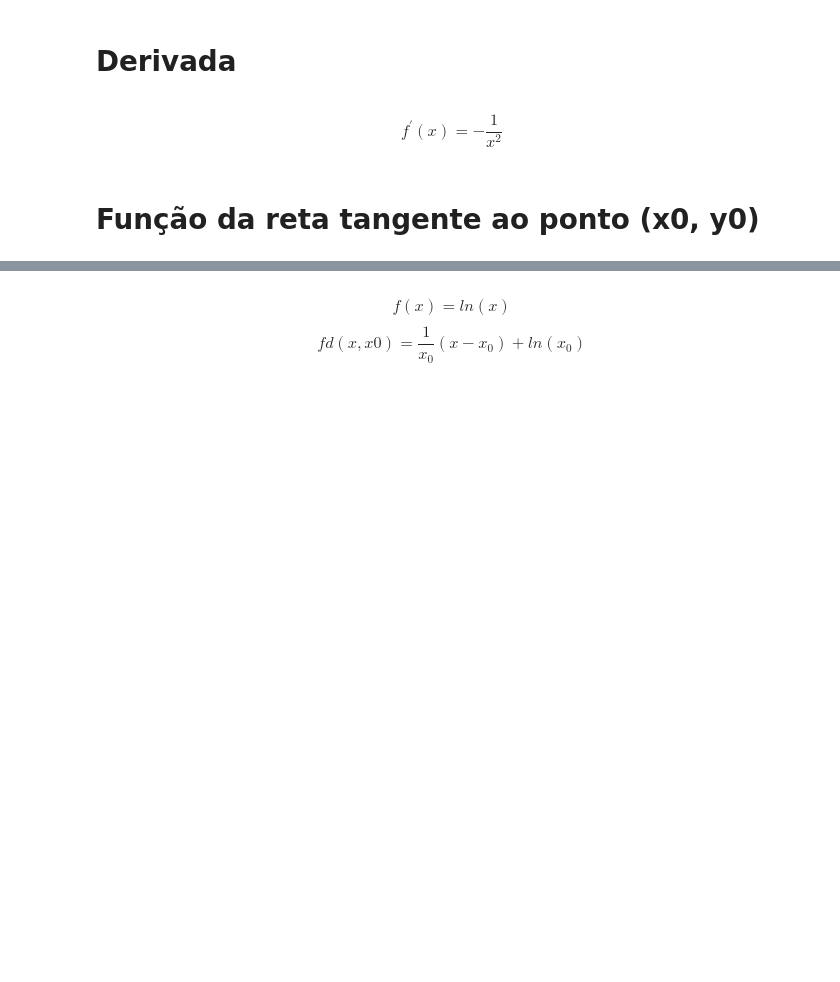
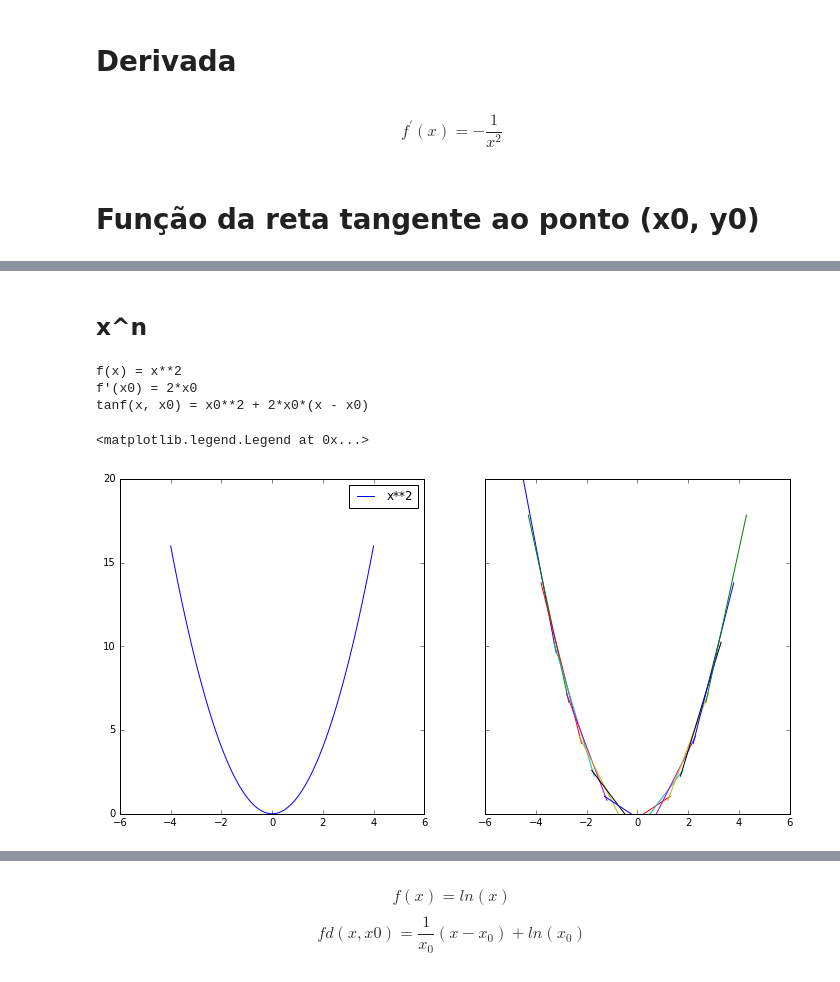
Before and after one commit to abevieiramota/learning-calculus, a Jupyter notebook: notebook/Rate of Change.ipynb, the cells around one changed output, grey strips where cells are left out. Drawn from its saved outputs; the diff is of its cells as text; code cells hidden in the pictures; blank space fills up the shorter version.

```diff
--- a/notebook/Rate of Change.ipynb
+++ b/notebook/Rate of Change.ipynb
@@ -173,0 +74,22 @@ plot_derivative(f, fd, xlim=(-10, 3), ylim=(-1, 10), n_retas=40)
+# %% [markdown]
+## x^n
+# %%
+f = 'x^2'
+xlim = (-4, 4)
+ylim = (0, 20)
+figsize = (12, 6)
+# figure
+fig, (ax1, ax2) = plt.subplots(1, 2, figsize=figsize, sharey=True, sharex=True)
+ax1.set_ylim(ylim[0], ylim[1])
+
+# plots
+plot_fx(f, xlim=xlim, ax=ax1)
+plot_tan_fx(f, np.arange(-4, 4, .5), ax=ax2, around=.8)
+
+ax1.legend()
+# %% [output]
+f(x) = x**2
+f'(x0) = 2*x0
+tanf(x, x0) = x0**2 + 2*x0*(x - x0)
+<matplotlib.legend.Legend at 0x...>
+[figure, added]
```
Also changed, not shown: parts of 65 cells of this notebook, 1 other file.
